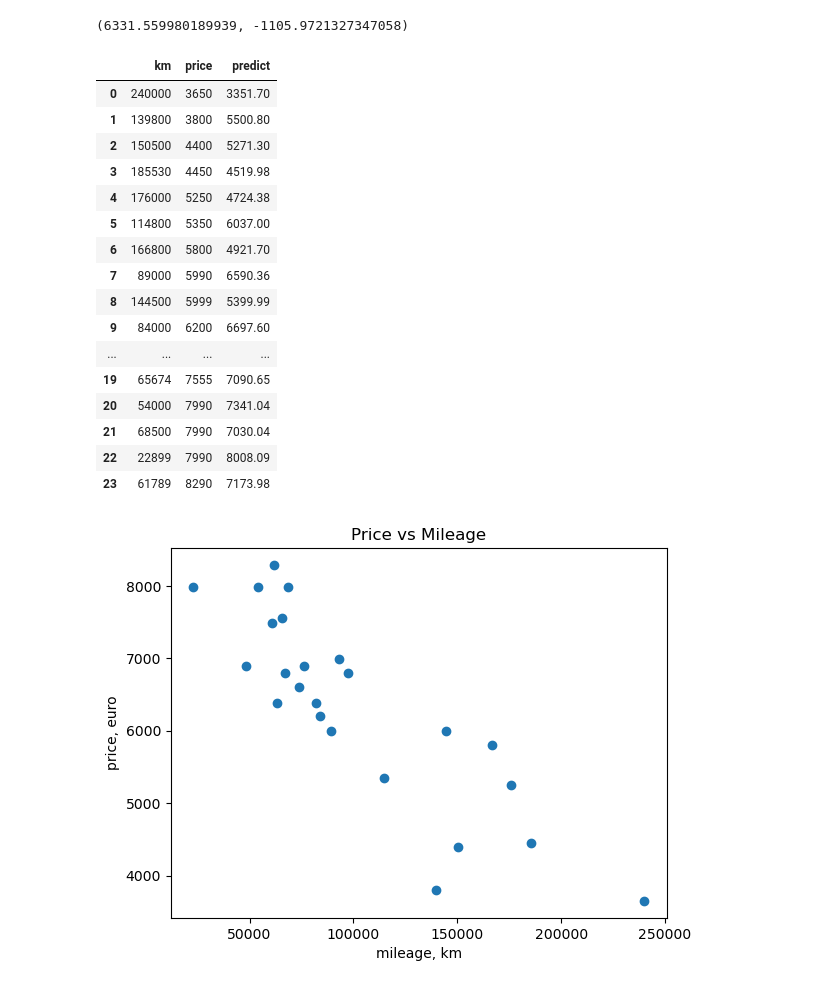
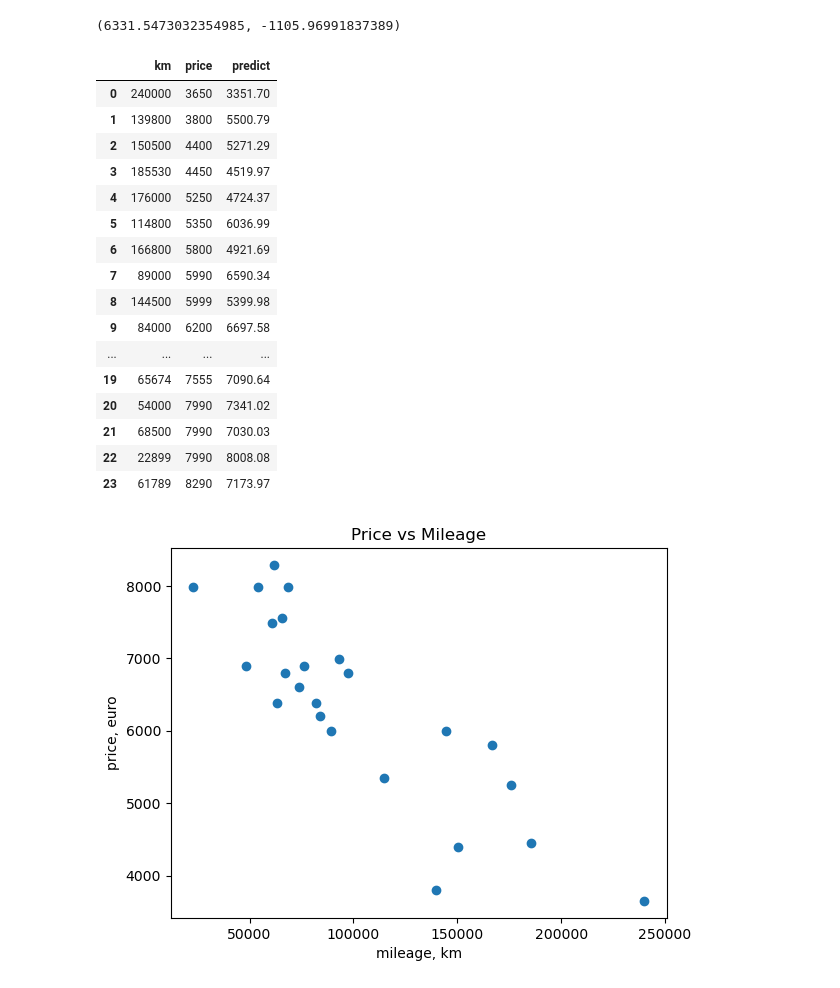
Before and after one commit to IrinaBolshagina/linear_regression, a Jupyter notebook: predict_price.ipynb, the cells around one changed output. Drawn from its saved outputs; the diff is of its cells as text; code cells hidden in the pictures.

```diff
--- a/predict_price.ipynb
+++ b/predict_price.ipynb
@@ -3,36 +3,35 @@ import pandas as pd
 import matplotlib.pyplot as plt
 from linear_regression import LinearRegression, load_data
 # %%
-model = LinearRegression()
+model = LinearRegression(0,0)
 x, y = load_data('data.csv')
+model.train(x, y)
+# %% [output]
+(6331.5473032354985, -1105.96991837389)
-# %%
-print(model.train(x, y))
-# %% [output]
-(6331.559980189939, -1105.9721327347058)
 # %%
 df = pd.read_csv('data.csv')
 predict = 'predict'
-pr = [model.predict(km) for km in x]
+pr = [round(model.predict(km),2) for km in x]
 df[predict] = pr
 df
 # %% [output]
 |  | km | price | predict |
 | 0 | 240000 | 3650 | 3351.70 |
-| 1 | 139800 | 3800 | 5500.80 |
-| 2 | 150500 | 4400 | 5271.30 |
-| 3 | 185530 | 4450 | 4519.98 |
-| 4 | 176000 | 5250 | 4724.38 |
-| 5 | 114800 | 5350 | 6037.00 |
-| 6 | 166800 | 5800 | 4921.70 |
-| 7 | 89000 | 5990 | 6590.36 |
-| 8 | 144500 | 5999 | 5399.99 |
-| 9 | 84000 | 6200 | 6697.60 |
+| 1 | 139800 | 3800 | 5500.79 |
+| 2 | 150500 | 4400 | 5271.29 |
+| 3 | 185530 | 4450 | 4519.97 |
+| 4 | 176000 | 5250 | 4724.37 |
+| 5 | 114800 | 5350 | 6036.99 |
+| 6 | 166800 | 5800 | 4921.69 |
+| 7 | 89000 | 5990 | 6590.34 |
+| 8 | 144500 | 5999 | 5399.98 |
+| 9 | 84000 | 6200 | 6697.58 |
 | ... | ... | ... | ... |
-| 19 | 65674 | 7555 | 7090.65 |
-| 20 | 54000 | 7990 | 7341.04 |
-| 21 | 68500 | 7990 | 7030.04 |
-| 22 | 22899 | 7990 | 8008.09 |
-| 23 | 61789 | 8290 | 7173.98 |
+| 19 | 65674 | 7555 | 7090.64 |
+| 20 | 54000 | 7990 | 7341.02 |
+| 21 | 68500 | 7990 | 7030.03 |
+| 22 | 22899 | 7990 | 8008.08 |
+| 23 | 61789 | 8290 | 7173.97 |
 # %%
 plt.title('Price vs Mileage')
 plt.xlabel('mileage, km')
```
Also changed, not shown: parts of 3 cells of this notebook, 4 other files.
